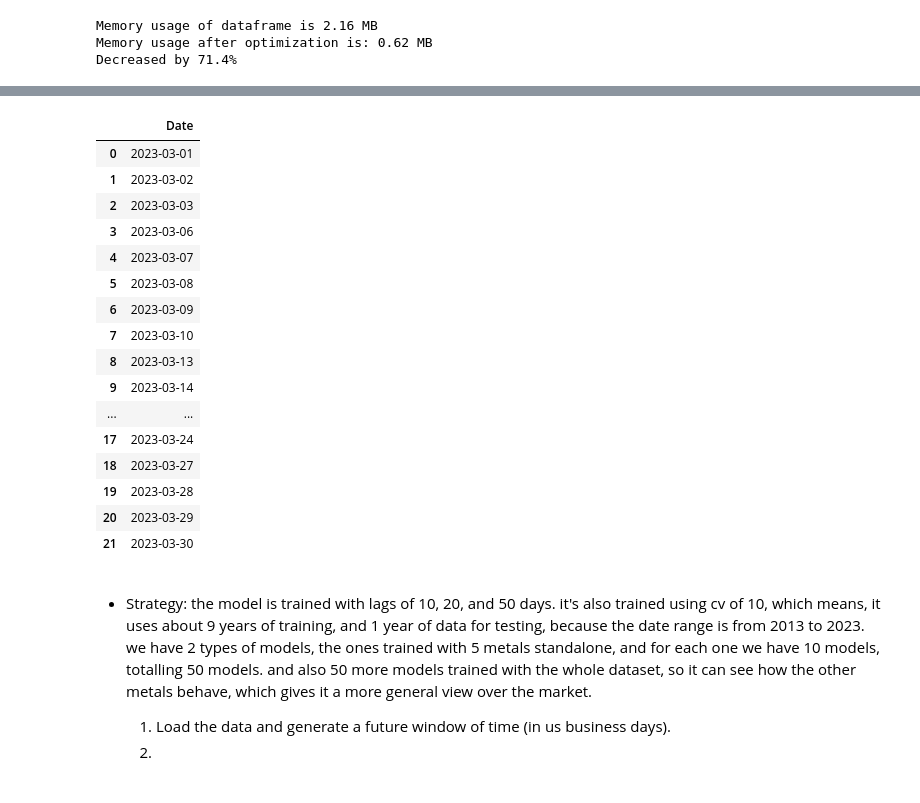
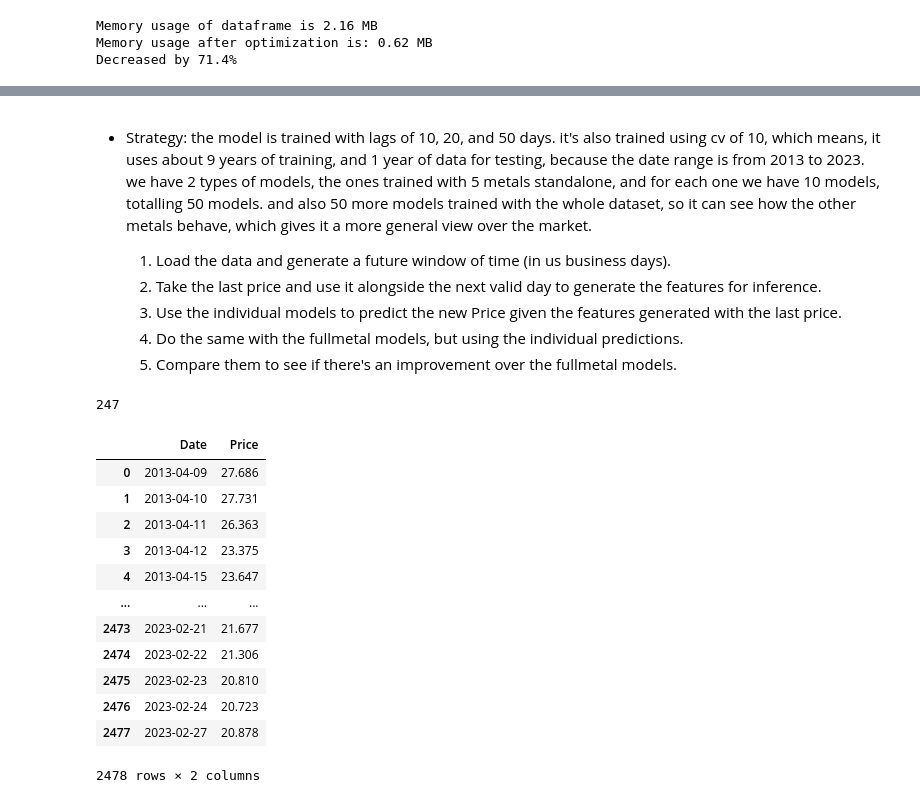
Before and after one commit to sebastiantare/silvergoldforecasting, a Jupyter notebook: inference.ipynb, the cells around one changed output, grey strips where cells are left out. Cells and saved outputs as stored; diff of their text form; code cells hidden in the pictures.

```diff
--- a/inference.ipynb
+++ b/inference.ipynb
@@ -35,2 +41,14 @@ gc.collect()
 # %%
 TRAIN_CSV = 'train_metals_features.csv'
+# %%
+df_silver = pd.read_csv('df_silver.csv', index_col=0).reset_index(drop=True)
+df_gold = pd.read_csv('df_gold.csv', index_col=0).reset_index(drop=True)
+df_copper = pd.read_csv('df_copper.csv', index_col=0).reset_index(drop=True)
+df_palladium = pd.read_csv('df_palladium.csv', index_col=0).reset_index(drop=True)
+df_platinum = pd.read_csv('df_platinum.csv',  index_col=0).reset_index(drop=True)
+# %%
+df_silver['Date'] = pd.to_datetime(df_silver['Date'])
+df_gold['Date'] = pd.to_datetime(df_gold['Date'])
+df_copper['Date'] = pd.to_datetime(df_copper['Date'])
+df_palladium['Date'] = pd.to_datetime(df_palladium['Date'])
+df_platinum['Date'] = pd.to_datetime(df_platinum['Date'])
@@ -171,32 +209,16 @@ train_merged.iloc[-1]['Date'], train_merged.iloc[-1]['Date'] + pd.DateOffset(day
 # %%
-from pandas.tseries.holiday import USFederalHolidayCalendar
-from pandas.tseries.offsets import CustomBusinessDay
+def getNextDates(df):
+    from pandas.tseries.holiday import USFederalHolidayCalendar
+    from pandas.tseries.offsets import CustomBusinessDay
 
-us_bd = CustomBusinessDay(calendar=USFederalHolidayCalendar())
+    us_bd = CustomBusinessDay(calendar=USFederalHolidayCalendar())
 
-date_range = pd.date_range(
-    train_merged.iloc[-1]['Date'] + pd.DateOffset(days=1),
-    train_merged.iloc[-1]['Date'] + pd.DateOffset(days=30), freq=us_bd)
-date_df = pd.DataFrame({'Date': date_range})
-date_df
+    date_range = pd.date_range(
+        df.iloc[-1]['Date'] + pd.DateOffset(days=1),
+        df.iloc[-1]['Date'] + pd.DateOffset(days=30), freq=us_bd)
+    date_df = pd.DataFrame({'Date': date_range})
+
+    return date_df
-# %% [output]
-|  | Date |
-| 0 | 2023-03-01 |
-| 1 | 2023-03-02 |
-| 2 | 2023-03-03 |
-| 3 | 2023-03-06 |
-| 4 | 2023-03-07 |
-| 5 | 2023-03-08 |
-| 6 | 2023-03-09 |
-| 7 | 2023-03-10 |
-| 8 | 2023-03-13 |
-| 9 | 2023-03-14 |
-| ... | ... |
-| 17 | 2023-03-24 |
-| 18 | 2023-03-27 |
-| 19 | 2023-03-28 |
-| 20 | 2023-03-29 |
-| 21 | 2023-03-30 |
 # %% [markdown]
 - Strategy:
     the model is trained with lags of 10, 20, and 50 days.
@@ -205,4 +227,7 @@ date_df
     and also 50 more models trained with the whole dataset, so it can see how the other metals behave, which gives it a more general view over the market.
 
     1) Load the data and generate a future window of time (in us business days).
-    2)
+    2) Take the last price and use it alongside the next valid day to generate the features for inference.
+    3) Use the individual models to predict the new Price given the features generated with the last price.
+    4) Do the same with the fullmetal models, but using the individual predictions.
+    5) Compare them to see if there's an improvement over the fullmetal models.
@@ -208,0 +268,23 @@ date_df
+# %%
+test_size = df_silver.shape[0] // n_fold
+test_size
+# %% [output]
+247
+# %%
+df_infer = df_silver.copy()
+# %%
+df_infer[['Date', 'Price']]
+# %% [output]
+|  | Date | Price |
+| 0 | 2013-04-09 | 27.686 |
+| 1 | 2013-04-10 | 27.731 |
+| 2 | 2013-04-11 | 26.363 |
+| 3 | 2013-04-12 | 23.375 |
+| 4 | 2013-04-15 | 23.647 |
+| ... | ... | ... |
+| 2473 | 2023-02-21 | 21.677 |
+| 2474 | 2023-02-22 | 21.306 |
+| 2475 | 2023-02-23 | 20.810 |
+| 2476 | 2023-02-24 | 20.723 |
+| 2477 | 2023-02-27 | 20.878 |
+2478 rows × 2 columns
```
Also changed, not shown: parts of 16 cells of this notebook, 5 other files.
